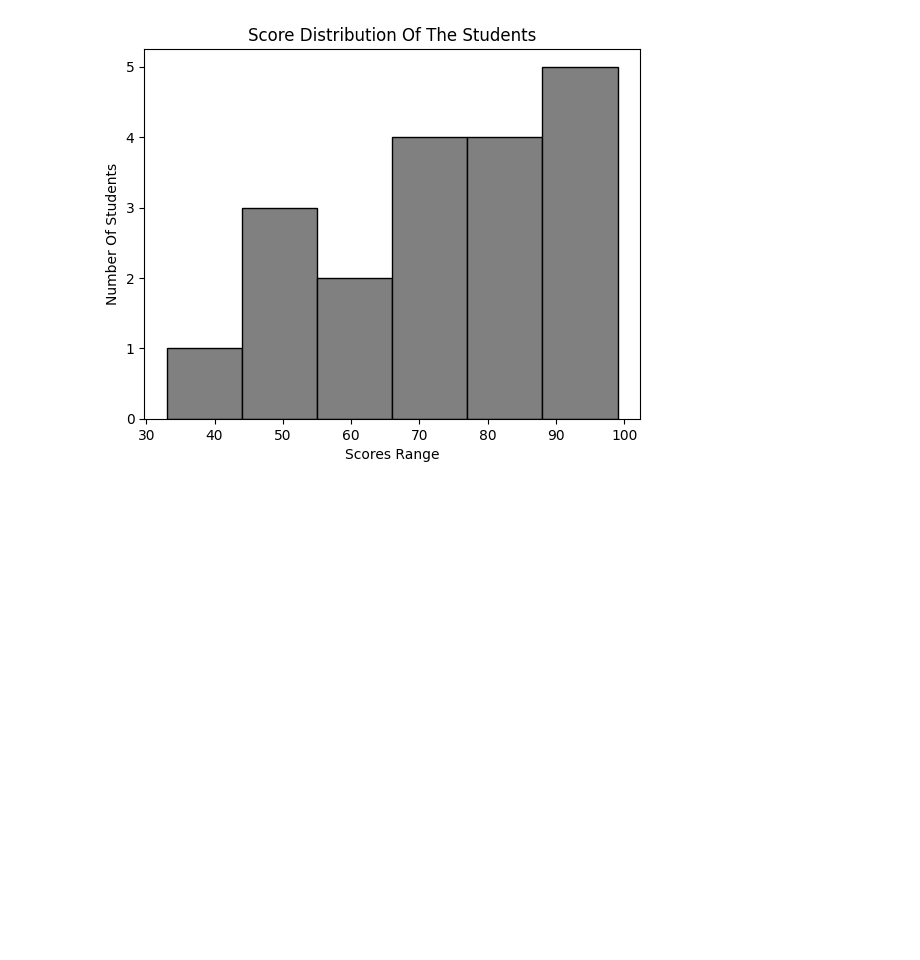
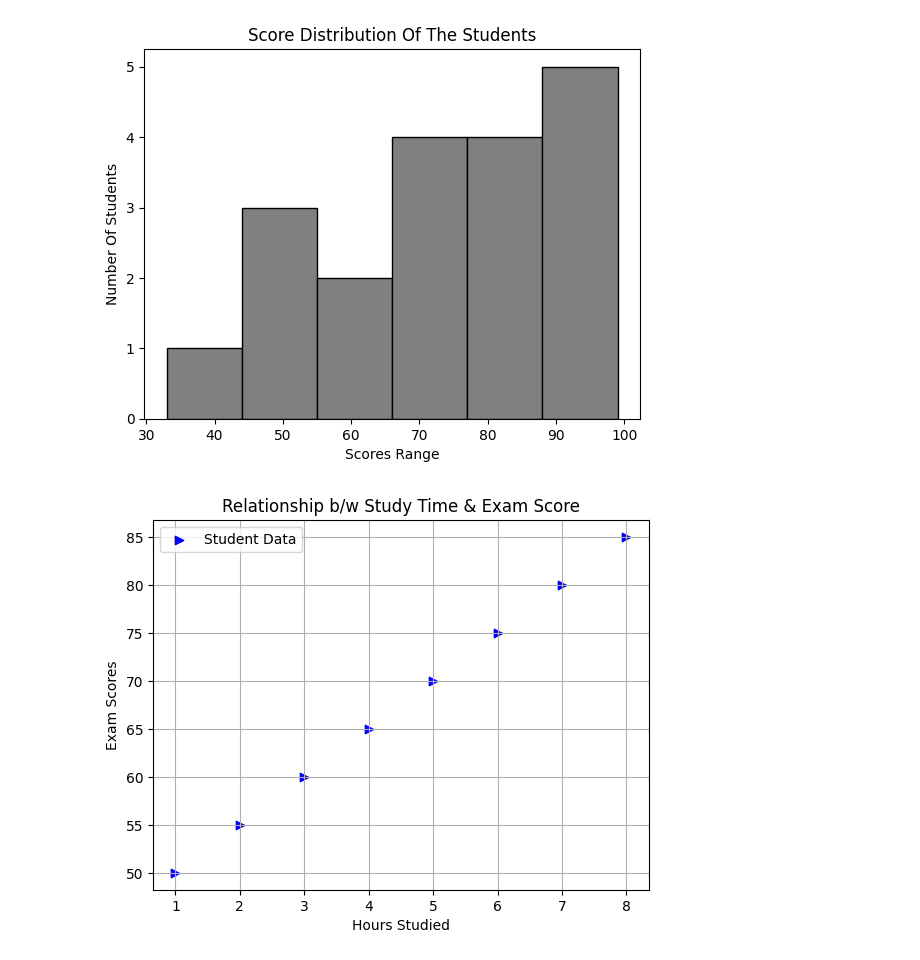
Before and after one commit to Saifabbas-0007/python-practice, a Jupyter notebook: Untitled.ipynb, the cells around one changed output. Saved outputs shown, nothing was run; the diff lists cells and outputs as text; code cells hidden in the pictures; blank space fills up the shorter version.

```diff
--- a/Untitled.ipynb
+++ b/Untitled.ipynb
@@ -67,3 +67,17 @@ plt.title('Score Distribution Of The Students')
 plt.show()
 # %% [output]
 [figure]
+# %%
+#plt.scatter(x,y,color='color name',marker='marker name',label='label name')
+import matplotlib.pyplot as plt
+Hours_studies= [1,2,3,4,5,6,7,8]
+Exam_scores= [50,55,60,65,70,75,80,85,]
+plt.scatter(Hours_studies,Exam_scores,color='blue',marker='>',label='Student Data')
+plt.xlabel('Hours Studied')
+plt.ylabel('Exam Scores')
+plt.title('Relationship b/w Study Time & Exam Score')
+plt.legend()
+plt.grid(True)
+plt.show()
+# %% [output]
+[figure, added]
```
Also changed, not shown: parts of 1 cell of this notebook.
